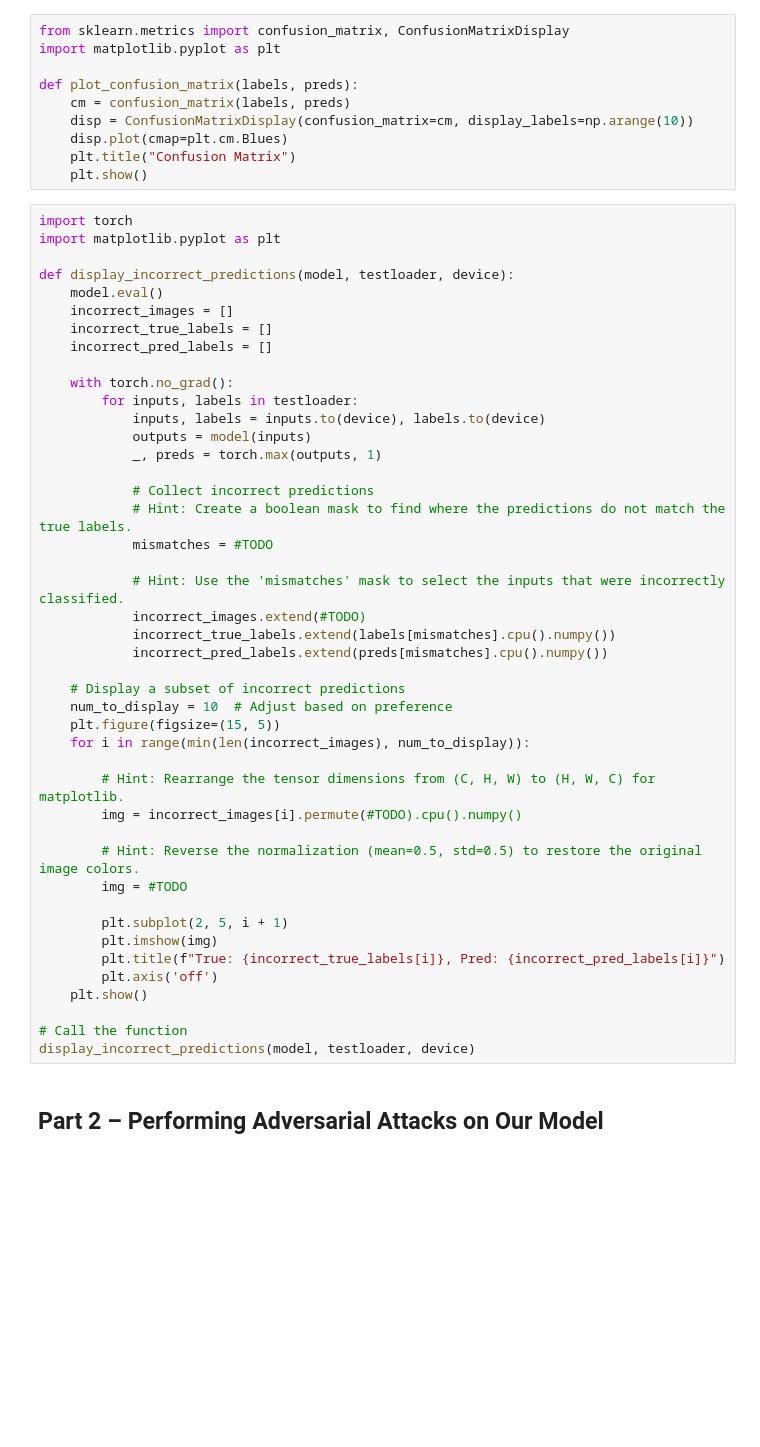
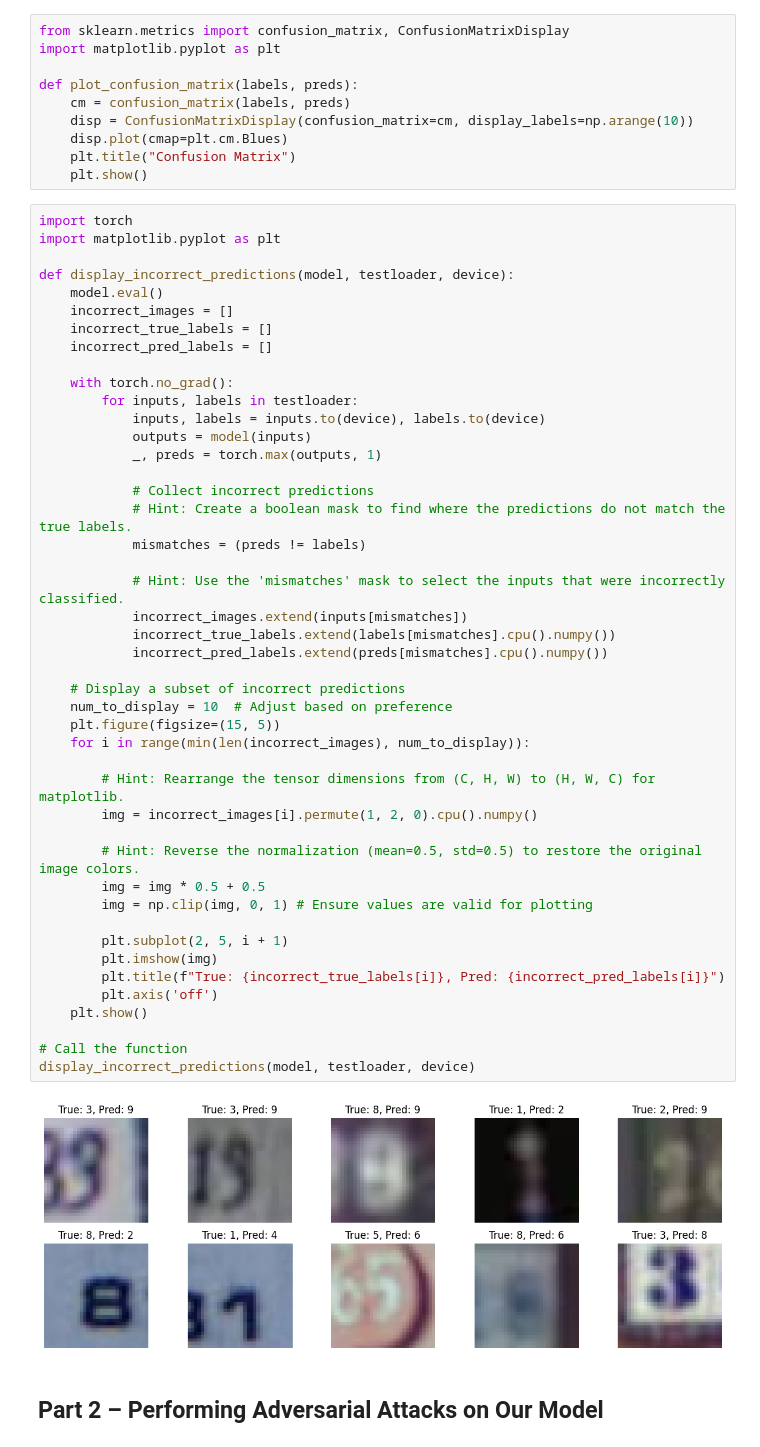
Before and after one commit to rallm/IUST-DL-Fall2025, a Jupyter notebook: HW2/Practical/adversarial_training.ipynb, the cells around one changed output. Drawn from its saved outputs; the diff is of its cells as text; blank space fills up the shorter version.

```diff
--- a/HW2/Practical/adversarial_training.ipynb
+++ b/HW2/Practical/adversarial_training.ipynb
@@ -255,37 +277,40 @@ def display_incorrect_predictions(model, testloader, device):
     with torch.no_grad():
         for inputs, labels in testloader:
             inputs, labels = inputs.to(device), labels.to(device)
             outputs = model(inputs)
             _, preds = torch.max(outputs, 1)
 
             # Collect incorrect predictions
             # Hint: Create a boolean mask to find where the predictions do not match the true labels.
-            mismatches = #TODO
+            mismatches = (preds != labels)
 
             # Hint: Use the 'mismatches' mask to select the inputs that were incorrectly classified.
-            incorrect_images.extend(#TODO)
+            incorrect_images.extend(inputs[mismatches])
             incorrect_true_labels.extend(labels[mismatches].cpu().numpy())
             incorrect_pred_labels.extend(preds[mismatches].cpu().numpy())
 
     # Display a subset of incorrect predictions
     num_to_display = 10  # Adjust based on preference
     plt.figure(figsize=(15, 5))
     for i in range(min(len(incorrect_images), num_to_display)):
 
         # Hint: Rearrange the tensor dimensions from (C, H, W) to (H, W, C) for matplotlib.
-        img = incorrect_images[i].permute(#TODO).cpu().numpy()
+        img = incorrect_images[i].permute(1, 2, 0).cpu().numpy()
 
         # Hint: Reverse the normalization (mean=0.5, std=0.5) to restore the original image colors.
-        img = #TODO
+        img = img * 0.5 + 0.5
+        img = np.clip(img, 0, 1) # Ensure values are valid for plotting
 
         plt.subplot(2, 5, i + 1)
         plt.imshow(img)
         plt.title(f"True: {incorrect_true_labels[i]}, Pred: {incorrect_pred_labels[i]}")
         plt.axis('off')
     plt.show()
 
 # Call the function
 display_incorrect_predictions(model, testloader, device)
+# %% [output]
+[figure, added]
 # %% [markdown]
 ## Part 2 – Performing Adversarial Attacks on Our Model
 # %% [markdown]
```
Also changed, not shown: parts of 13 cells of this notebook.
